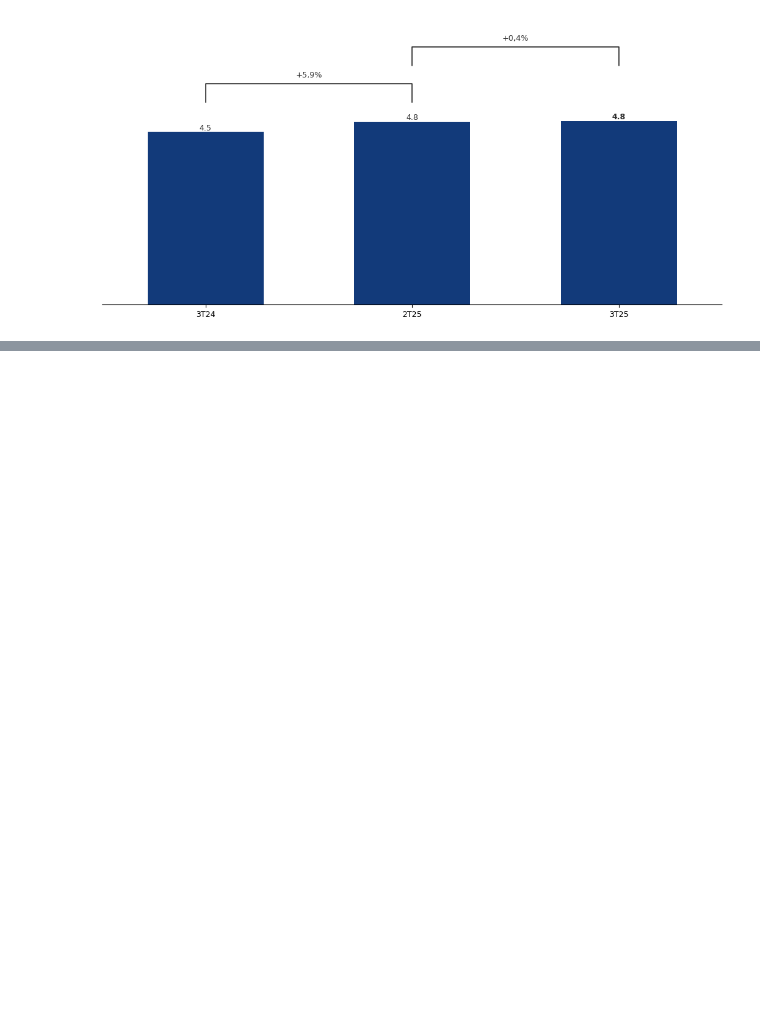
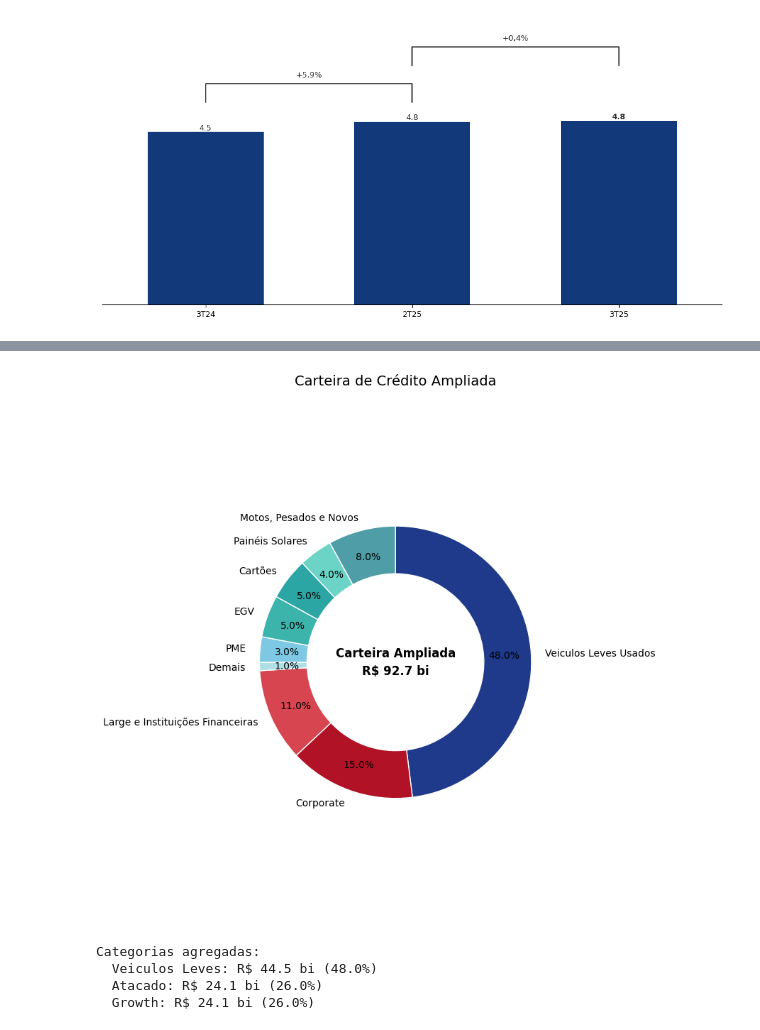
Before and after one commit to renatobortolotto/ppt-doc, a Jupyter notebook: test-ppt.ipynb, the cells around one changed output, grey strips where cells are left out. Drawn from its saved outputs; the diff is of its cells as text; code cells hidden in the pictures; blank space fills up the shorter version.

Commit message:
new donut graph colors

```diff
--- a/test-ppt.ipynb
+++ b/test-ppt.ipynb
@@ -1105,0 +1109,16 @@ plt.show()
+# %%
+# Carrega a worksheet "Pizza Teste" e explora os dados
+ws_pizza = wb["Pizza Teste"]
+
+# Lê os dados da área A1:D999 (mas vamos primeiro ver o que tem)
+print("Explorando worksheet 'Pizza Teste':")
+print("-" * 50)
+
+# Vamos ver as primeiras linhas para entender a estrutura
+for row in range(1, 20):  # Primeiras 20 linhas
+    row_data = []
+    for col in range(1, 5):  # Colunas A-D
+        cell_value = ws_pizza.cell(row=row, column=col).value
+        row_data.append(cell_value)
+    if any(v is not None for v in row_data):  # Só mostra linhas com dados
+        print(f"Linha {row}: {row_data}")
@@ -1105,0 +1219,49 @@ plt.show()
+# %%
+# Paleta de cores para o gráfico (baseada nas categorias)
+colors = [
+    "#1f3a8a",  # azul escuro - Veículos Leves
+    "#b11226",  # vermelho - Atacado (Corporate)
+    "#d64550",  # vermelho claro - Atacado (Large)
+    "#b0dfe5",  # azul claro - Growth (Demais)
+    "#7ec8e3",  # azul médio - Growth (PME)
+    "#3cb4ac",  # verde água - Growth (EGV)
+    "#2ca6a4",  # verde água escuro - Growth (Cartões)
+    "#6bd4c6",  # verde claro - Growth (Painéis)
+    "#4f9da6",  # azul esverdeado - Growth (Motos)
+]
+
+# Texto central com informações do total
+total_value = sum(values)
+center_text = f"Carteira Ampliada\nR$ {total_value:.1f} bi"
+
+# Plotar o gráfico
+fig, ax = plot_donut_chart(
+    labels=labels,
+    values=values,
+    center_text=center_text,
+    title="Carteira de Crédito Ampliada",
+    colors=colors,
+)
+plt.show()
+# %% [output]
+[figure, added]
+# %%
+# Agrupa os dados por categoria para o anel externo
+from collections import OrderedDict
+
+category_totals = OrderedDict()
+for cat, val in zip(categories, values):
+    category_totals[cat] = category_totals.get(cat, 0) + val
+
+cat_labels = list(category_totals.keys())
+cat_values = list(category_totals.values())
+cat_percentages = [v / sum(cat_values) * 100 for v in cat_values]
+
+print("Categorias agregadas:")
+for label, val, pct in zip(cat_labels, cat_values, cat_percentages):
+    print(f"  {label}: R$ {val:.1f} bi ({pct:.1f}%)")
+# %% [output]
+Categorias agregadas:
+  Veiculos Leves: R$ 44.5 bi (48.0%)
+  Atacado: R$ 24.1 bi (26.0%)
+  Growth: R$ 24.1 bi (26.0%)
```
Also changed, not shown: parts of 15 cells of this notebook, 4 other files.
